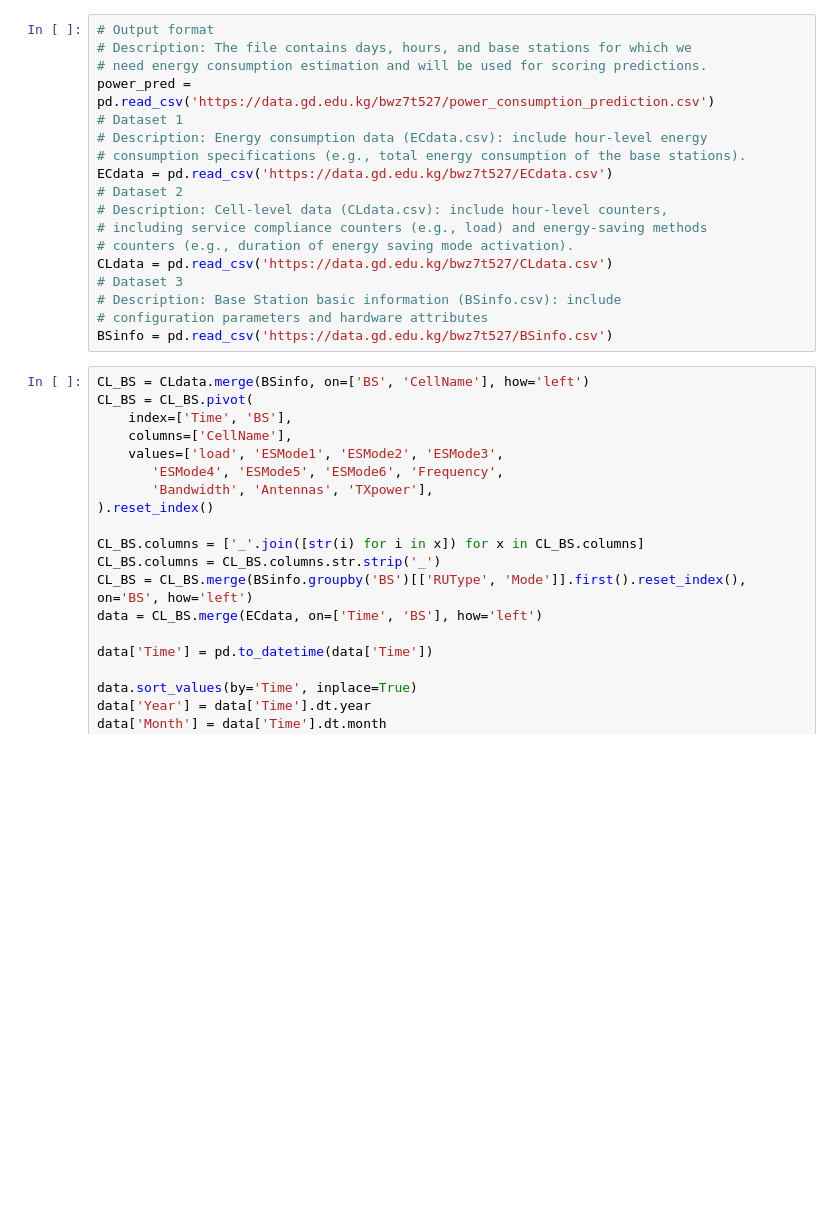
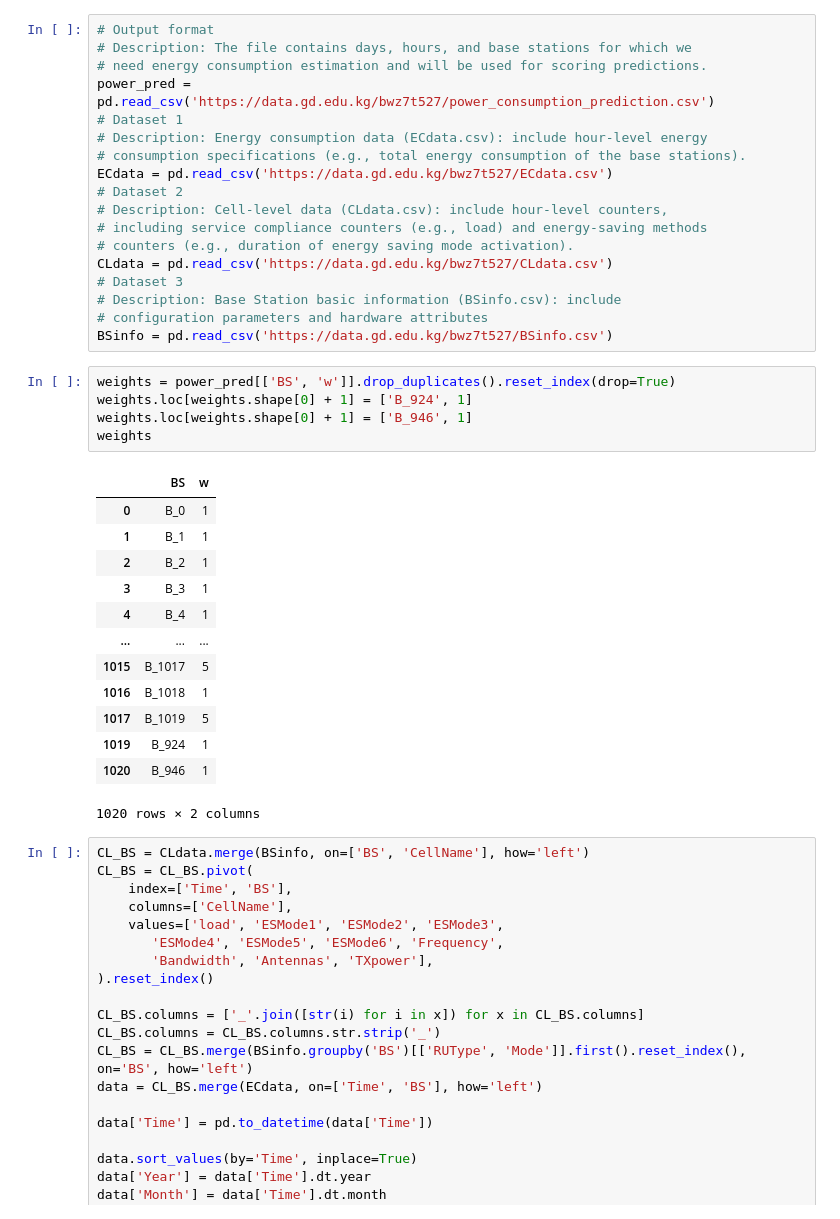
Before and after one commit to GitData-GA/itu5g, a Jupyter notebook: code/ITU_5G_Energy_Consumption_Challenge_Li_Yuan_copy.ipynb, the cells around one changed output. Saved outputs shown, nothing was run; the diff lists cells and outputs as text; blank space fills up the shorter version.

```diff
--- a/code/ITU_5G_Energy_Consumption_Challenge_Li_Yuan_copy.ipynb
+++ b/code/ITU_5G_Energy_Consumption_Challenge_Li_Yuan_copy.ipynb
@@ -43,6 +43,25 @@ CLdata = pd.read_csv('https://data.gd.edu.kg/bwz7t527/CLdata.csv')
 # Description: Base Station basic information (BSinfo.csv): include
 # configuration parameters and hardware attributes
 BSinfo = pd.read_csv('https://data.gd.edu.kg/bwz7t527/BSinfo.csv')
+# %%
+weights = power_pred[['BS', 'w']].drop_duplicates().reset_index(drop=True)
+weights.loc[weights.shape[0] + 1] = ['B_924', 1]
+weights.loc[weights.shape[0] + 1] = ['B_946', 1]
+weights
+# %% [output]
+|  | BS | w |
+| 0 | B_0 | 1 |
+| 1 | B_1 | 1 |
+| 2 | B_2 | 1 |
+| 3 | B_3 | 1 |
+| 4 | B_4 | 1 |
+| ... | ... | ... |
+| 1015 | B_1017 | 5 |
+| 1016 | B_1018 | 1 |
+| 1017 | B_1019 | 5 |
+| 1019 | B_924 | 1 |
+| 1020 | B_946 | 1 |
+1020 rows × 2 columns
 # %%
 CL_BS = CLdata.merge(BSinfo, on=['BS', 'CellName'], how='left')
 CL_BS = CL_BS.pivot(
```
